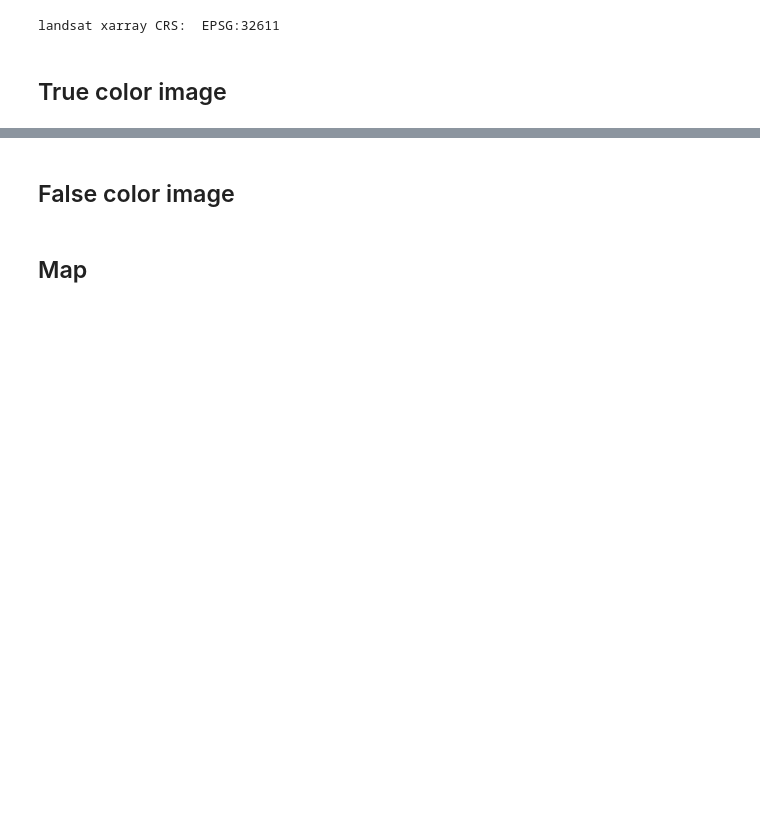
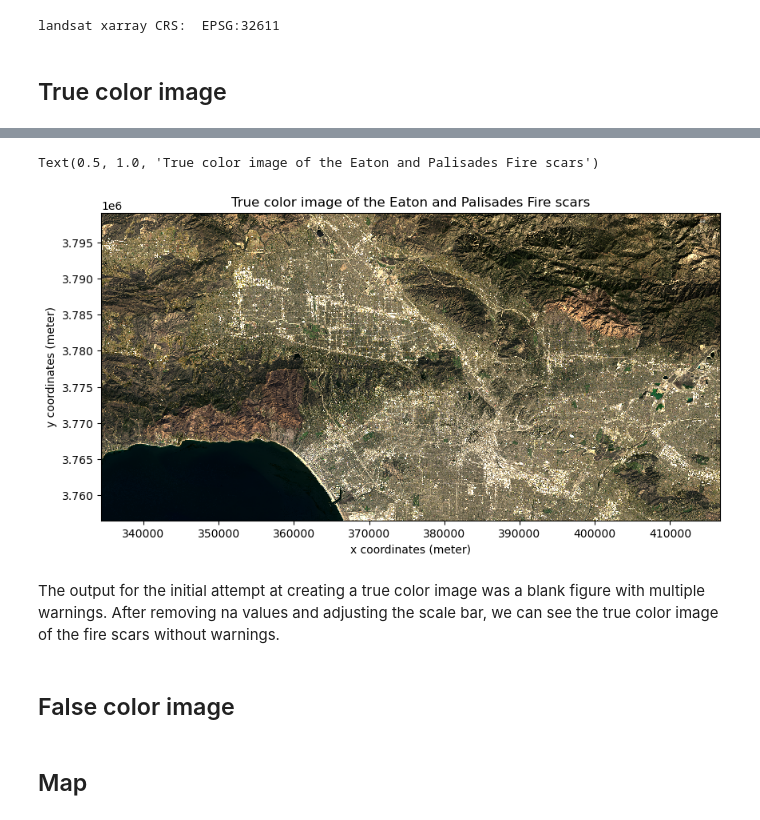
Before and after one commit to emaliap/eds220-hwk4, a Jupyter notebook: hwk4-task2-false-color-partlow.ipynb, the cells around one changed output, grey strips where cells are left out. Saved outputs shown, nothing was run; the diff lists cells and outputs as text; code cells hidden in the pictures; blank space fills up the shorter version.

```diff
--- a/hwk4-task2-false-color-partlow.ipynb
+++ b/hwk4-task2-false-color-partlow.ipynb
@@ -101,0 +132,4 @@ landsat xarray CRS:  EPSG:32611
+# %%
+# Replace nan values with 0 and check it worked
+landsat = landsat.fillna(0)
+np.isnan(landsat[['red', 'green', 'blue', 'nir08', 'swir22']]).sum()
@@ -102,3 +148,17 @@ landsat xarray CRS:  EPSG:32611
+# %%
+# Plot new true color image
+fig, ax = plt.subplots(figsize=(10,5))
+
+landsat[['red', 'green', 'blue']].to_dataarray().plot.imshow(robust=True)
+
+plt.xlabel('x coordinates (meter)')
+plt.ylabel('y coordinates (meter)')
+plt.title('True color image of the Eaton and Palisades Fire scars')
+# %% [output]
+Text(0.5, 1.0, 'True color image of the Eaton and Palisades Fire scars')
+[figure, added]
+# %% [markdown]
+The output for the initial attempt at creating a true color image was a blank figure with multiple warnings. After removing na values and adjusting the scale bar, we can see the true color image of the fire scars without warnings.
 # %% [markdown]
 ## False color image
 # %% [markdown]
```
Also changed, not shown: parts of 5 cells of this notebook.
